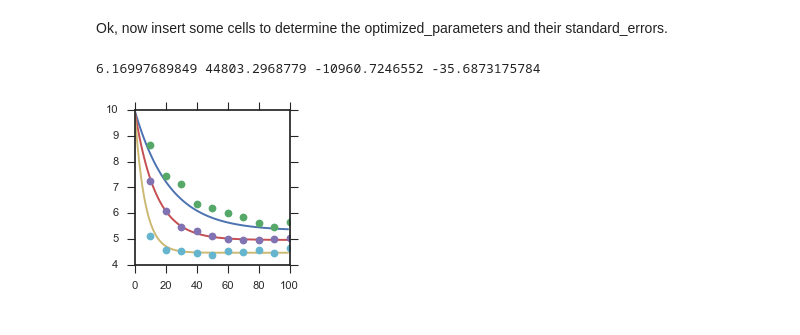
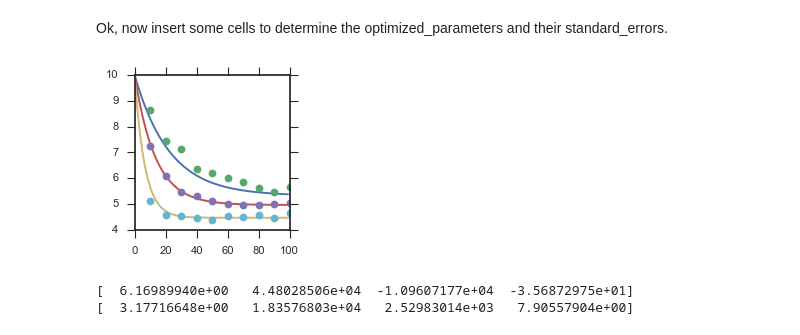
Before and after one commit to yujiazhang84/regression, a Jupyter notebook: FittingExercise.ipynb, the cells around one changed output. Saved outputs shown, nothing was run; the diff lists cells and outputs as text; code cells hidden in the pictures.

```diff
--- a/FittingExercise.ipynb
+++ b/FittingExercise.ipynb
@@ -154,39 +154,40 @@ X_data = np.array([np.concatenate([experiments[0][3][1:],experiments[1][3][1:],e
 # calculate dC_A/dt (this may not be accurate) for each run and put them together in one array (Y)
 Y_data = np.array(np.concatenate([np.diff(experiments[0][3])/np.diff(experiments[0][2]),
                    np.diff(experiments[1][3])/np.diff(experiments[1][2]),
                    np.diff(experiments[2][3])/np.diff(experiments[2][2])]))
 
-initial_guess = [6., 45000., -10000., -50.]
+# initial_guess = [6., 45000., -10000., -50.]
 
-optimal_parameters, covariance = scipy.optimize.curve_fit(fitting_function, X_data, Y_data,initial_guess)
+optimal_parameters, covariance = scipy.optimize.curve_fit(fitting_function, X_data, Y_data)
+
+standard_errors = np.sqrt(np.diag(covariance))
 
 log_A = optimal_parameters[0]
 E_A = optimal_parameters[1]
 d_H = optimal_parameters[2]
 d_S = optimal_parameters[3]
 
 # use odeint to plot the fitted lines
 for i in range(3):
     def odeint_function(variable, time):
         C_A = variable
         dC_Adt = (10**log_A)*(np.exp(-E_A/(8.314*experiments[i][0])))*((experiments[i][1]-C_A)*np.exp(-(d_H-experiments[i][0]*d_S)/(8.314*experiments[i][0]))-C_A)
         return dC_Adt
 
     times = np.arange(0, 100)
     initial_condition = (10)
     fitting = odeint(odeint_function, initial_condition, times)
 
     plt.plot(times, fitting)
     plt.plot(experiments[i][2],experiments[i][3],'o')
 
-print(log_A, E_A, d_H, d_S)
-
 plt.show()
 
 # print(starting_guess)
-# print(optimized_parameters)
-# print(standard_errors)
+print(optimal_parameters)
+print(standard_errors)
 # %% [output]
+[figure]
-6.16997689849 44803.2968779 -10960.7246552 -35.6873175784
+[  6.16989940e+00   4.48028506e+04  -1.09607177e+04  -3.56872975e+01]
+[  3.17716648e+00   1.83576803e+04   2.52983014e+03   7.90557904e+00]
-[figure]
 # %%
```
Also changed, not shown: parts of 1 cell of this notebook.
